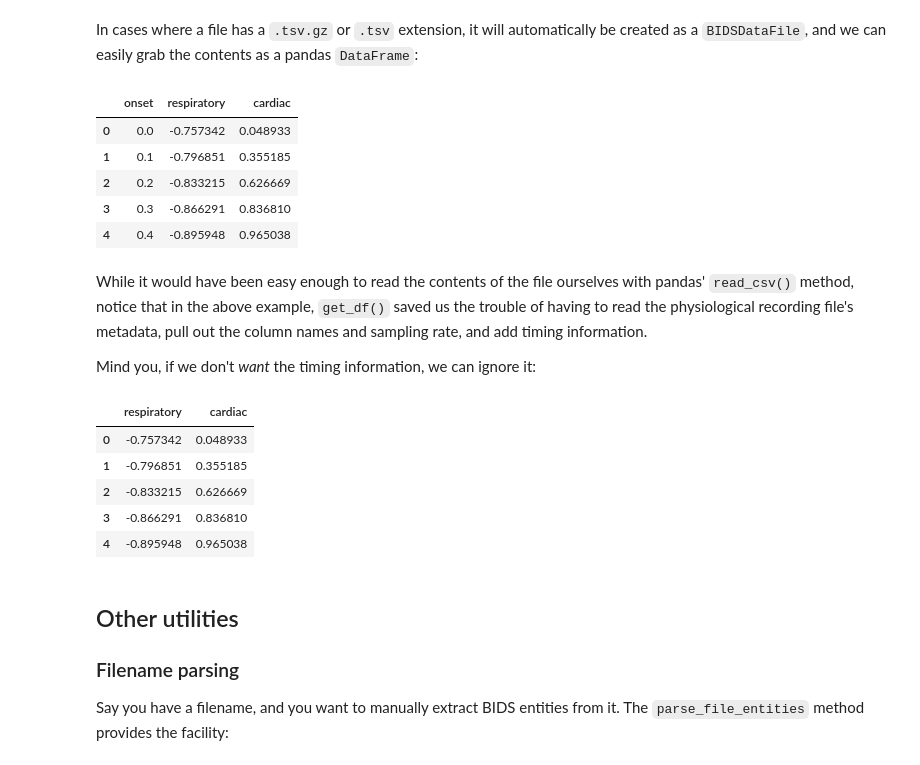
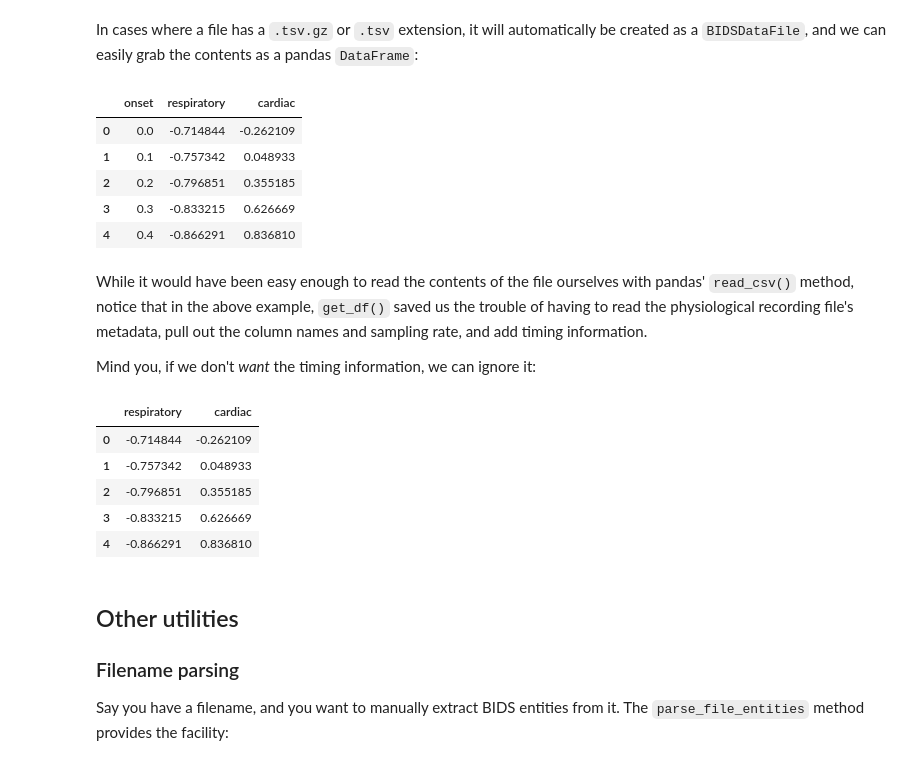
Before and after one commit to PeerHerholz/workshop_IRTG2150, a Jupyter notebook: _sources/data_handling/pybids.ipynb, the cells around one changed output. Cells and saved outputs as stored; diff of their text form; code cells hidden in the pictures.

```diff
--- a/_sources/data_handling/pybids.ipynb
+++ b/_sources/data_handling/pybids.ipynb
@@ -156,6 +175,8 @@ The `.get()` method has a number of other useful arguments that control its beha
 ## The `BIDSFile`
 When you call `.get()` on a `BIDSLayout`, the default returned values are objects of class `BIDSFile`. A `BIDSFile` is a lightweight container for individual files in a BIDS dataset. It provides easy access to a variety of useful attributes and methods. Let's take a closer look. First, let's pick a random file from our existing `layout`.
 # %%
+layout = BIDSLayout('../data/pybids_synthetic/')
+
 # Pick the 15th file in the dataset
 bf = layout.get()[15]
 
@@ -236,23 +237,19 @@ bf.get_associations()
 # %% [markdown]
 In cases where a file has a `.tsv.gz` or `.tsv` extension, it will automatically be created as a `BIDSDataFile`, and we can easily grab the contents as a pandas `DataFrame`:
 # %%
-# Use a different test dataset--one that contains physio recording files
-data_path = os.path.join(get_test_data_path(), 'synthetic')
-layout2 = BIDSLayout(data_path)
-
 # Get the first physiological recording file
-recfile = layout2.get(suffix='physio')[0]
+recfile = layout.get(suffix='physio')[0]
 
 # Get contents as a DataFrame and show the first few rows
 df = recfile.get_df()
 df.head()
 # %% [output]
 |  | onset | respiratory | cardiac |
-| 0 | 0.0 | -0.757342 | 0.048933 |
-| 1 | 0.1 | -0.796851 | 0.355185 |
-| 2 | 0.2 | -0.833215 | 0.626669 |
-| 3 | 0.3 | -0.866291 | 0.836810 |
-| 4 | 0.4 | -0.895948 | 0.965038 |
+| 0 | 0.0 | -0.714844 | -0.262109 |
+| 1 | 0.1 | -0.757342 | 0.048933 |
+| 2 | 0.2 | -0.796851 | 0.355185 |
+| 3 | 0.3 | -0.833215 | 0.626669 |
+| 4 | 0.4 | -0.866291 | 0.836810 |
 # %% [markdown]
 While it would have been easy enough to read the contents of the file ourselves with pandas' `read_csv()` method, notice that in the above example, `get_df()` saved us the trouble of having to read the physiological recording file's metadata, pull out the column names and sampling rate, and add timing information.
 
@@ -261,11 +258,11 @@ Mind you, if we don't *want* the timing information, we can ignore it:
 recfile.get_df(include_timing=False).head()
 # %% [output]
 |  | respiratory | cardiac |
-| 0 | -0.757342 | 0.048933 |
-| 1 | -0.796851 | 0.355185 |
-| 2 | -0.833215 | 0.626669 |
-| 3 | -0.866291 | 0.836810 |
-| 4 | -0.895948 | 0.965038 |
+| 0 | -0.714844 | -0.262109 |
+| 1 | -0.757342 | 0.048933 |
+| 2 | -0.796851 | 0.355185 |
+| 3 | -0.833215 | 0.626669 |
+| 4 | -0.866291 | 0.836810 |
 # %% [markdown]
 ## Other utilities
 
```
Also changed, not shown: parts of 27 cells of this notebook, 2 other files.
